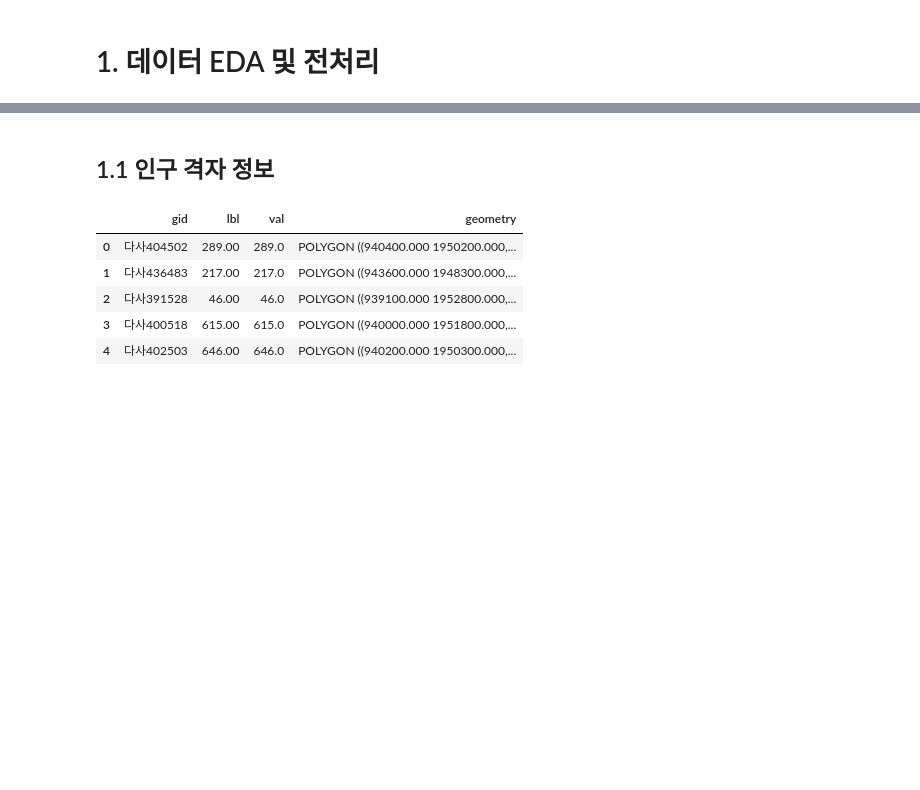
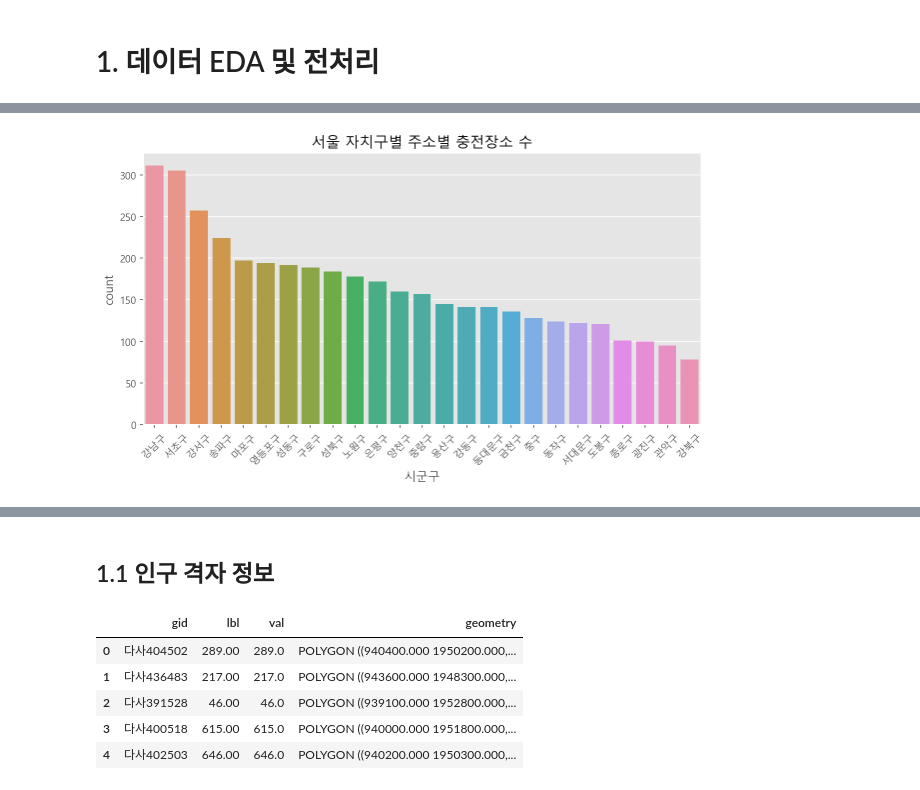
Before and after one commit to lima4/Gangseo-gu, a Jupyter notebook: final_data_eda.ipynb, the cells around one changed output, grey strips where cells are left out. Drawn from its saved outputs; the diff is of its cells as text; code cells hidden in the pictures; blank space fills up the shorter version.

```diff
--- a/final_data_eda.ipynb
+++ b/final_data_eda.ipynb
@@ -25,0 +82,13 @@ plt.style.use('ggplot')
+# %%
+chargelist1 = chargelist.copy()
+chargelist1.sort_values('충전기ID', ascending=False, inplace=True)
+chargelist1.drop_duplicates('주소', inplace=True)
+chargelist1.reset_index(drop=True, inplace=True)
+
+plt.figure(figsize=(10,5))
+plt.title('서울 자치구별 주소별 충전장소 수')
+plt.xticks(rotation = 45)
+sns.countplot(x = '시군구', data=chargelist1, order= chargelist1['시군구'].value_counts().index )
+plt.show()
+# %% [output]
+[figure, added]
```
Also changed, not shown: parts of 27 cells of this notebook, 1 other file.
